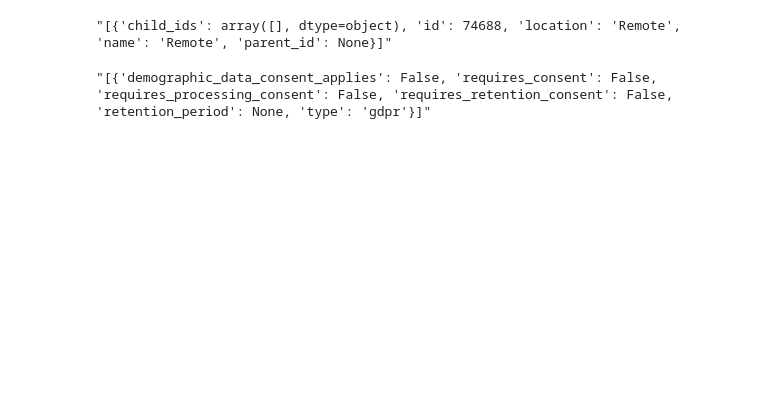
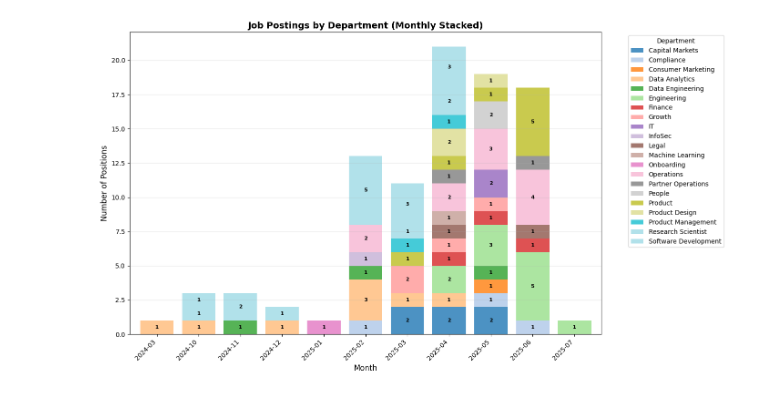
Before and after one commit to zhenlan0426/upst, a Jupyter notebook: explore.ipynb, the cells around one changed output. Drawn from its saved outputs; the diff is of its cells as text; code cells hidden in the pictures; blank space fills up the shorter version.

```diff
--- a/explore.ipynb
+++ b/explore.ipynb
@@ -20,8 +8,6 @@ df.head(100)
-# %%
-df.offices[0]
-# %% [output]
-"[{'child_ids': array([], dtype=object), 'id': 74688, 'location': 'Remote', 'name': 'Remote', 'parent_id': None}]"
-# %%
-df.data_compliance[0]
-# %% [output]
-"[{'demographic_data_consent_applies': False, 'requires_consent': False, 'requires_processing_consent': False, 'requires_retention_consent': False, 'retention_period': None, 'type': 'gdpr'}]"
+# %%
+df = load_clean(latest_only=True)
+fig = plot_monthly_positions_by_department_clean(df)
+plt.show()
+# %% [output]
+[figure, added]
```
Also changed, not shown: parts of 3 cells of this notebook, 3 other files.
